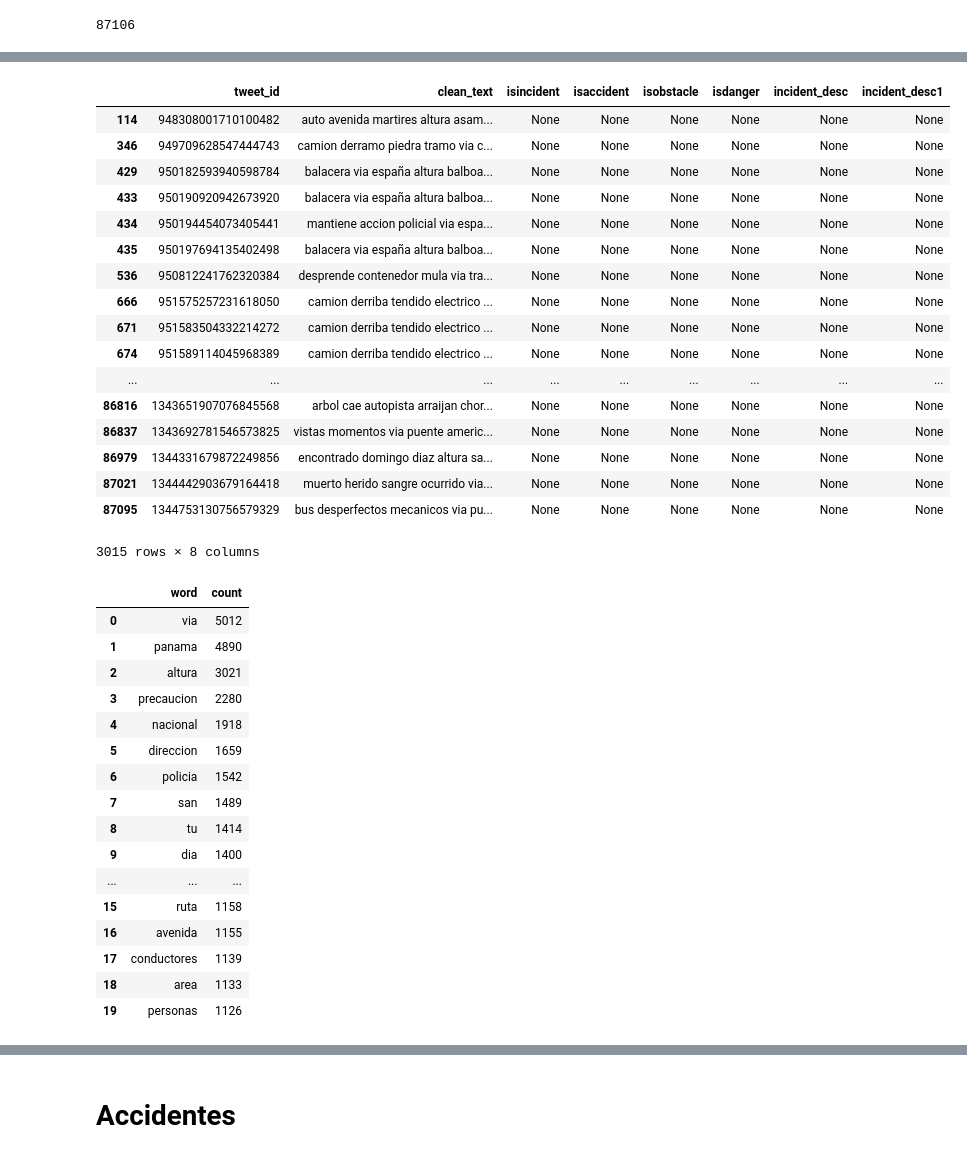
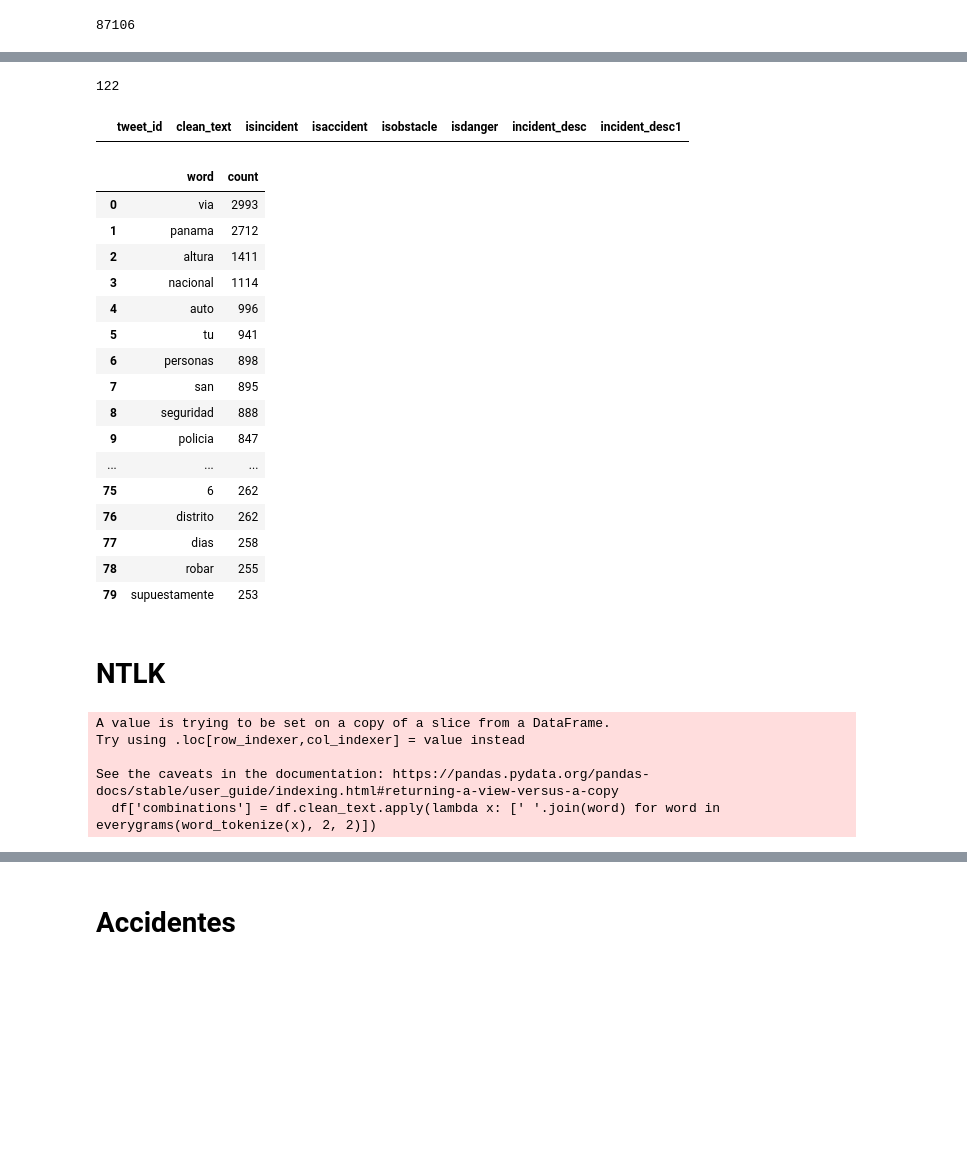
Before and after one commit to Liu-Lc/TwitterTraffic-Pty, a Jupyter notebook: TweetData/clean_data.ipynb, the cells around one changed output, grey strips where cells are left out. Cells and saved outputs as stored; diff of their text form; code cells hidden in the pictures; blank space fills up the shorter version.

```diff
--- a/TweetData/clean_data.ipynb
+++ b/TweetData/clean_data.ipynb
@@ -82,49 +82,44 @@ pd.set_option('display.max_columns', 500)
 pd.set_option("max_colwidth", 200)
 pd.set_option('display.max_rows', 500)
 pd.set_option('display.min_rows', 100)
+# %%
+len(short_df[extract])
+# %% [output]
+122
+# %%
+short_df.loc[extract, 'isincident'] = False
+short_df.loc[extract, 'isaccident'] = False
+short_df.loc[extract, 'isobstacle'] = False
+short_df.loc[extract, 'isdanger'] = False
+# short_df.loc[extract, 'incident_desc1'] = 'area acordonada'
 # %%
 ## Check the true with the keyword
-extract = short_df.clean_text.str.contains('altura') & short_df.isincident.isnull()
+extract = short_df.clean_text.str.contains('redes sociales') & short_df.isincident.isnull()
 short_df[extract]
 # %% [output]
 |  | tweet_id | clean_text | isincident | isaccident | isobstacle | isdanger | incident_desc | incident_desc1 |
-| 114 | 948308001710100482 | auto avenida martires altura asam... | None | None | None | None | None | None |
-| 346 | 949709628547444743 | camion derramo piedra tramo via c... | None | None | None | None | None | None |
-| 429 | 950182593940598784 | balacera via españa altura balboa... | None | None | None | None | None | None |
-| 433 | 950190920942673920 | balacera via españa altura balboa... | None | None | None | None | None | None |
-| 434 | 950194454073405441 | mantiene accion policial via espa... | None | None | None | None | None | None |
-| 435 | 950197694135402498 | balacera via españa altura balboa... | None | None | None | None | None | None |
-| 536 | 950812241762320384 | desprende contenedor mula via tra... | None | None | None | None | None | None |
-| 666 | 951575257231618050 | camion derriba tendido electrico ... | None | None | None | None | None | None |
-| 671 | 951583504332214272 | camion derriba tendido electrico ... | None | None | None | None | None | None |
-| 674 | 951589114045968389 | camion derriba tendido electrico ... | None | None | None | None | None | None |
-| ... | ... | ... | ... | ... | ... | ... | ... | ... |
-| 86816 | 1343651907076845568 | arbol cae autopista arraijan chor... | None | None | None | None | None | None |
-| 86837 | 1343692781546573825 | vistas momentos via puente americ... | None | None | None | None | None | None |
-| 86979 | 1344331679872249856 | encontrado domingo diaz altura sa... | None | None | None | None | None | None |
-| 87021 | 1344442903679164418 | muerto herido sangre ocurrido via... | None | None | None | None | None | None |
-| 87095 | 1344753130756579329 | bus desperfectos mecanicos via pu... | None | None | None | None | None | None |
-3015 rows × 8 columns
 # %%
-counts = Counter(' '.join(short_df[short_df.clean_text.notnull() & short_df.isincident.isnull()].clean_text).split())
+counts = Counter(' '.join(short_df[short_df.isincident.isnull()].clean_text).split())
 # short_df.isaccident.isnull() & short_df.clean_text.notnull()
-freq = pd.DataFrame(counts.most_common(20), columns=['word', 'count'])
+freq = pd.DataFrame(counts.most_common(80), columns=['word', 'count'])
 freq
 # %% [output]
 |  | word | count |
-| 0 | via | 5012 |
-| 1 | panama | 4890 |
-| 2 | altura | 3021 |
-| 3 | precaucion | 2280 |
-| 4 | nacional | 1918 |
-| 5 | direccion | 1659 |
-| 6 | policia | 1542 |
-| 7 | san | 1489 |
-| 8 | tu | 1414 |
-| 9 | dia | 1400 |
+| 0 | via | 2993 |
+| 1 | panama | 2712 |
+| 2 | altura | 1411 |
+| 3 | nacional | 1114 |
+| 4 | auto | 996 |
+| 5 | tu | 941 |
+| 6 | personas | 898 |
+| 7 | san | 895 |
+| 8 | seguridad | 888 |
+| 9 | policia | 847 |
 | ... | ... | ... |
-| 15 | ruta | 1158 |
-| 16 | avenida | 1155 |
-| 17 | conductores | 1139 |
-| 18 | area | 1133 |
-| 19 | personas | 1126 |
+| 75 | 6 | 262 |
+| 76 | distrito | 262 |
+| 77 | dias | 258 |
+| 78 | robar | 255 |
+| 79 | supuestamente | 253 |
+# %% [markdown]
+# NTLK
@@ -130,0 +128,9 @@ freq
+# %%
+df = short_df[short_df.isincident.isnull()]
+df['combinations'] = df.clean_text.apply(lambda x: [' '.join(word) for word in everygrams(word_tokenize(x), 2, 2)])
+# %% [output]
+A value is trying to be set on a copy of a slice from a DataFrame.
+Try using .loc[row_indexer,col_indexer] = value instead
+
+See the caveats in the documentation: https://pandas.pydata.org/pandas-docs/stable/user_guide/indexing.html#returning-a-view-versus-a-copy
+  df['combinations'] = df.clean_text.apply(lambda x: [' '.join(word) for word in everygrams(word_tokenize(x), 2, 2)])
```
Also changed, not shown: parts of 15 cells of this notebook, 2 other files.
